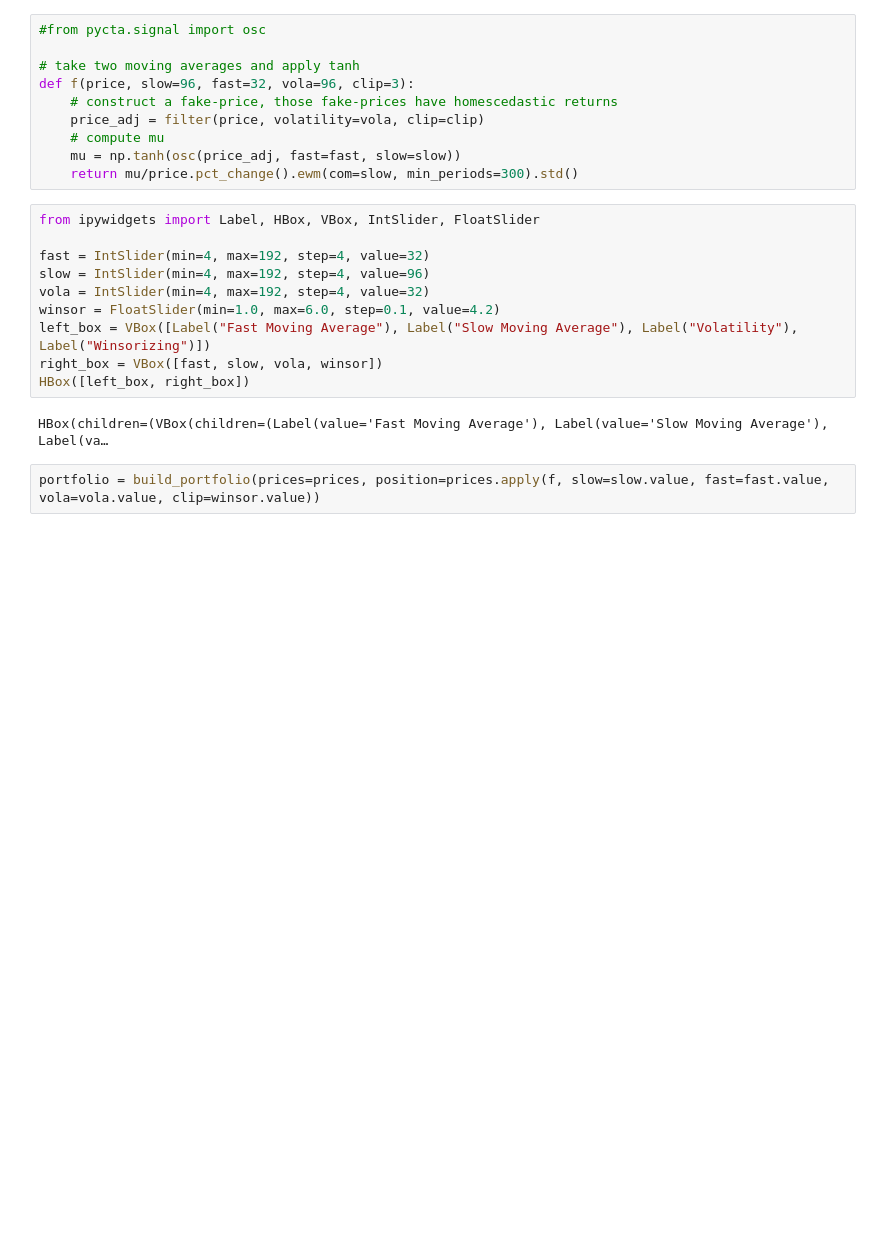
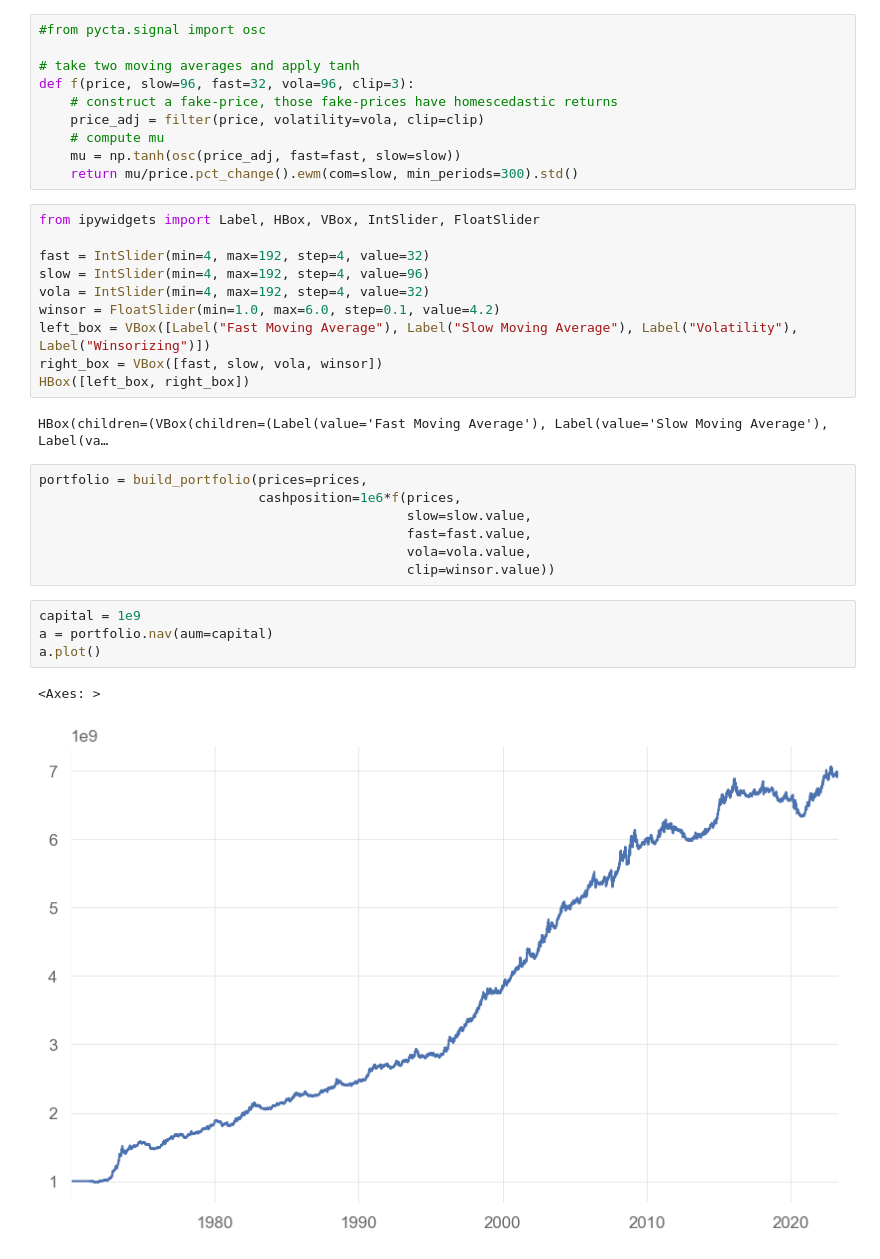
Before and after one commit to tschm/cs, a Jupyter notebook: book/docs/notebooks/Experiment3.ipynb, the cells around one changed output. Saved outputs shown, nothing was run; the diff lists cells and outputs as text; blank space fills up the shorter version.

```diff
--- a/book/docs/notebooks/Experiment3.ipynb
+++ b/book/docs/notebooks/Experiment3.ipynb
@@ -74,5 +74,17 @@ HBox([left_box, right_box])
 # %% [output]
 HBox(children=(VBox(children=(Label(value='Fast Moving Average'), Label(value='Slow Moving Average'), Label(va…
 # %%
-portfolio = build_portfolio(prices=prices, position=prices.apply(f, slow=slow.value, fast=fast.value, vola=vola.value, clip=winsor.value))
+portfolio = build_portfolio(prices=prices,
+                            cashposition=1e6*f(prices,
+                                               slow=slow.value,
+                                               fast=fast.value,
+                                               vola=vola.value,
+                                               clip=winsor.value))
+# %%
+capital = 1e9
+a = portfolio.nav(aum=capital)
+a.plot()
+# %% [output]
+<Axes: >
+[figure, added]
 # %%
```
Also changed, not shown: parts of 7 cells of this notebook, 14 other files.
